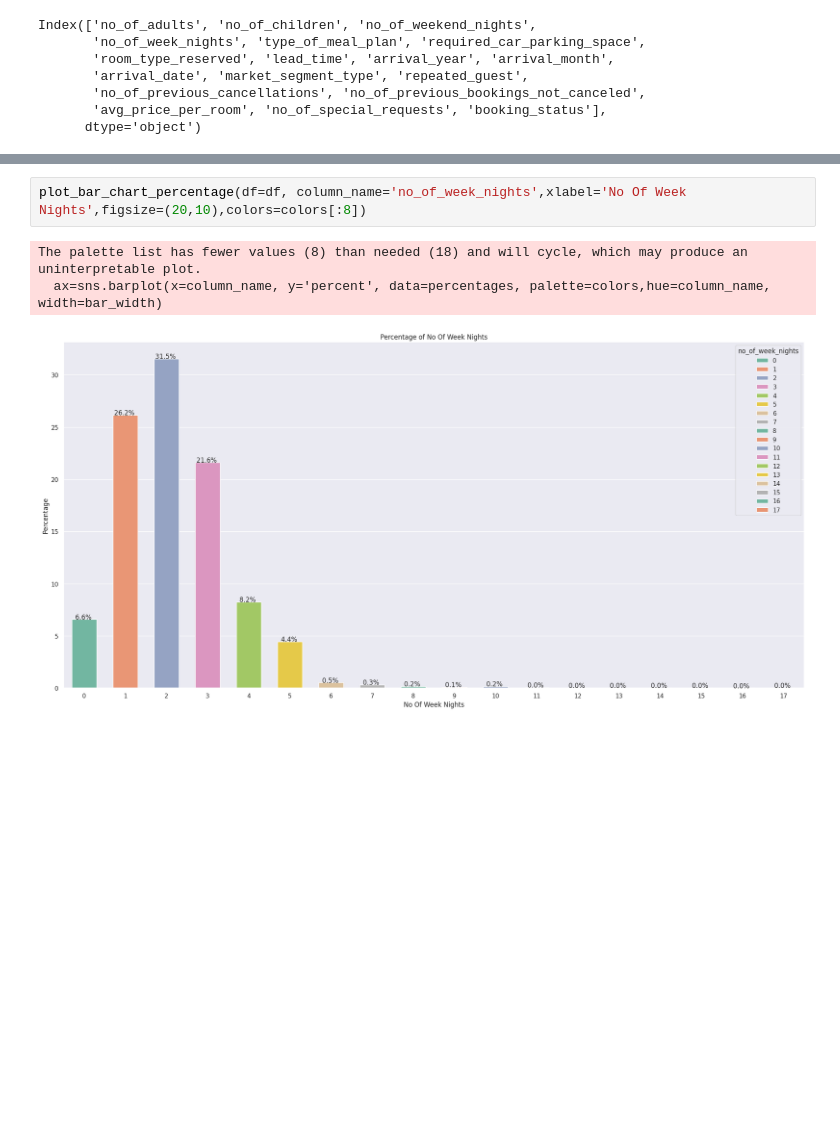
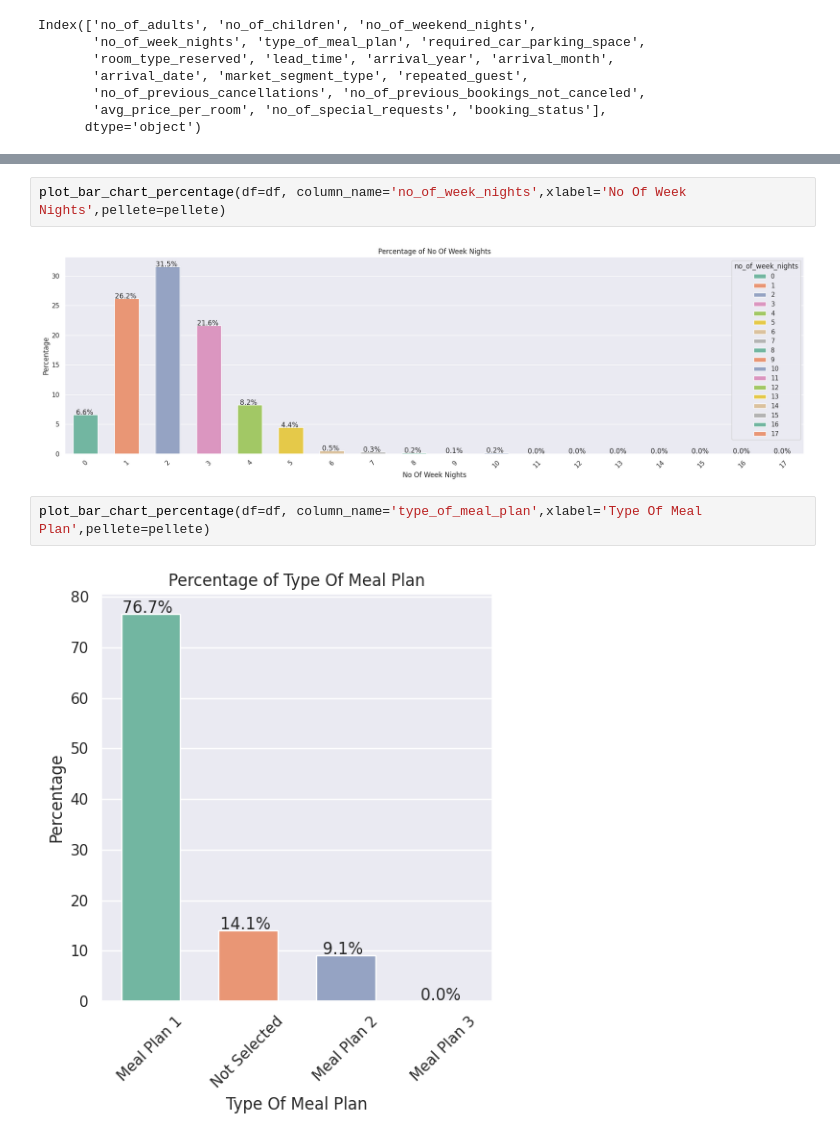
Before and after one commit to Rajesh2015/inn-hotels-bookings, a Jupyter notebook: inn_hotel_bookings_solution.ipynb, the cells around one changed output, grey strips where cells are left out. Cells and saved outputs as stored; diff of their text form; blank space fills up the shorter version.

```diff
--- a/inn_hotel_bookings_solution.ipynb
+++ b/inn_hotel_bookings_solution.ipynb
@@ -544,6 +544,8 @@ plot_bar_chart_percentage(df=df, column_name='no_of_weekend_nights',xlabel='No O
 # %%
-plot_bar_chart_percentage(df=df, column_name='no_of_week_nights',xlabel='No Of Week Nights',figsize=(20,10),colors=colors[:8])
+plot_bar_chart_percentage(df=df, column_name='no_of_week_nights',xlabel='No Of Week Nights',pellete=pellete)
 # %% [output]
-The palette list has fewer values (8) than needed (18) and will cycle, which may produce an uninterpretable plot.
-  ax=sns.barplot(x=column_name, y='percent', data=percentages, palette=colors,hue=column_name, width=bar_width)
-[figure, old version]
+[figure, new version]
+# %%
+plot_bar_chart_percentage(df=df, column_name='type_of_meal_plan',xlabel='Type Of Meal Plan',pellete=pellete)
+# %% [output]
+[figure, added]
```
Also changed, not shown: parts of 6 cells of this notebook.
